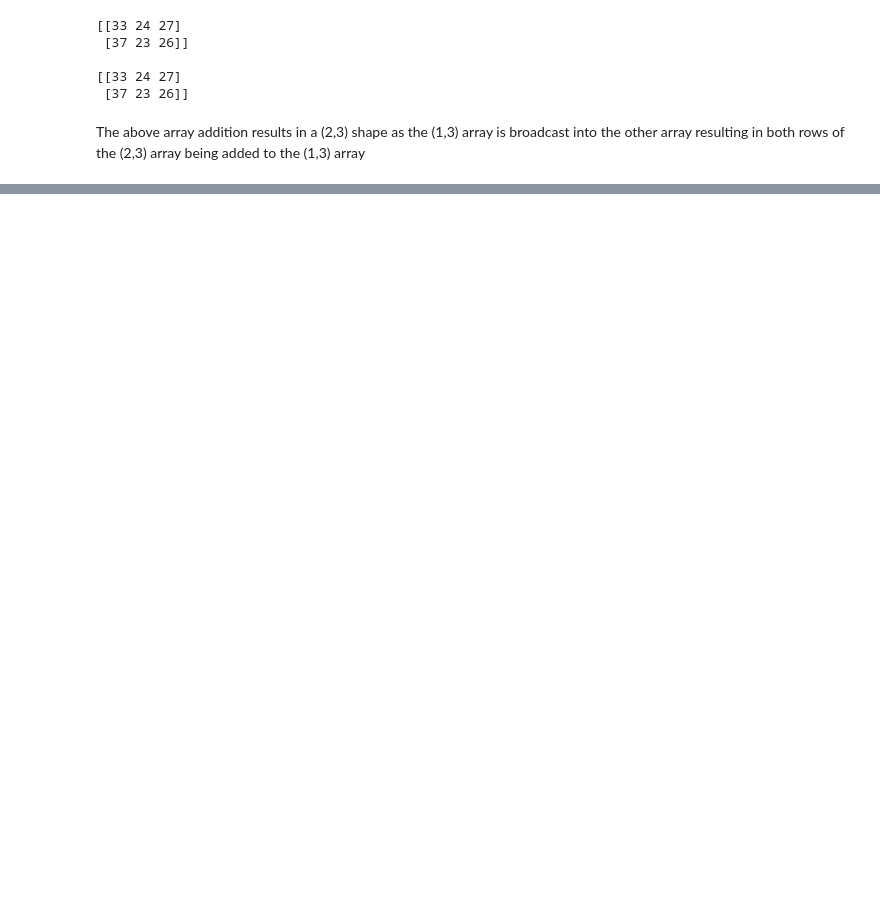
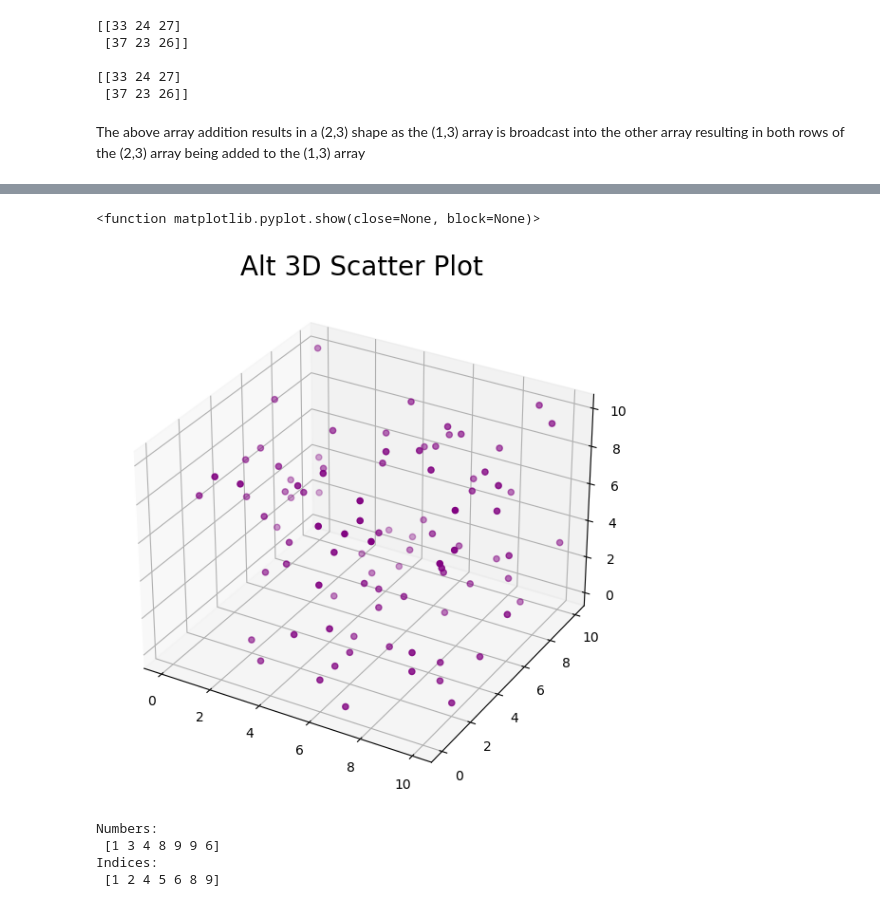
Before and after one commit to aaronbcrampton/50_Days_of_Data_Analysis_in_Python, a Jupyter notebook: 50 Days of Python study work.ipynb, the cells around one changed output, grey strips where cells are left out. Drawn from its saved outputs; the diff is of its cells as text; code cells hidden in the pictures; blank space fills up the shorter version.

```diff
--- a/50 Days of Python study work.ipynb
+++ b/50 Days of Python study work.ipynb
@@ -277,0 +265,40 @@ mode:  1
+# %%
+#create 3 dimentional array with 100 random values
+rng = np.random.default_rng(seed=27)
+
+#Alternate way
+arr1_alt = rng.integers(low = 0, high = 11, size = (100,3))
+# %%
+#alternate - instead to separating layers prior to plotting, simply plot each layer from the oringinal array.
+#scatterplot of 3 dimentional array
+    #create figure
+fig = mpl.figure(figsize = (10,7))
+ax = fig.add_subplot(projection='3d')
+
+ax.scatter(arr1_alt[:,0],
+           arr1_alt[:,1],
+           arr1_alt[:,2],
+           color = 'purple')
+
+mpl.title('Alt 3D Scatter Plot', fontsize = 20)
+mpl.show
+# %% [output]
+<function matplotlib.pyplot.show(close=None, block=None)>
+[figure, added]
+# %%
+#create array from 2 dim list, flatten the list
+#DISPLAY all non-zero NUMBERS
+lst =[[0, 1, 3, 0, 4], [8, 9, 0, 9, 6]]
+arr1 = np.array(lst, dtype = int)
+arr1_flat = np.reshape(lst, (1,10))
+arr1_filter = arr1_flat != 0
+print('Numbers: \n', arr1_flat[arr1_filter])
+
+#display the INDICES of non-zero values - use np.flatnonzero() to return the INDICIES
+function_nonzero = np.flatnonzero(arr1)
+print('Indices: \n', function_nonzero)
+# %% [output]
+Numbers:
+ [1 3 4 8 9 9 6]
+Indices:
+ [1 2 4 5 6 8 9]
```
Also changed, not shown: parts of 3 cells of this notebook.
